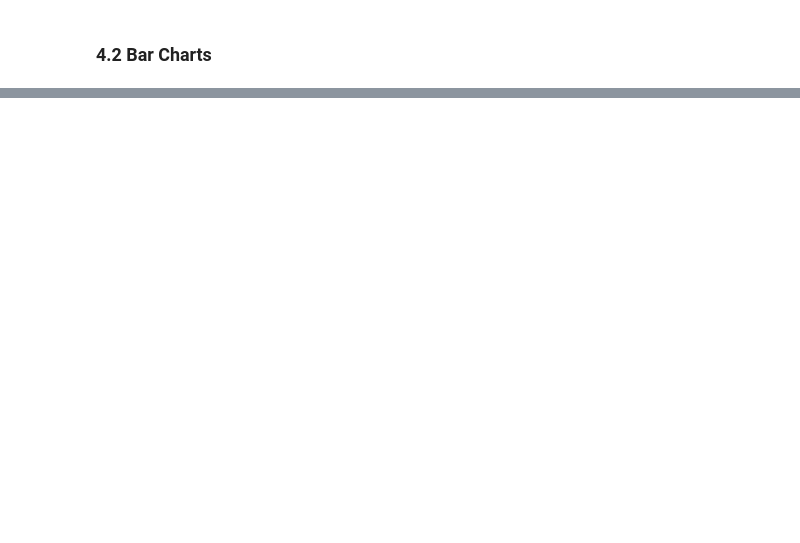
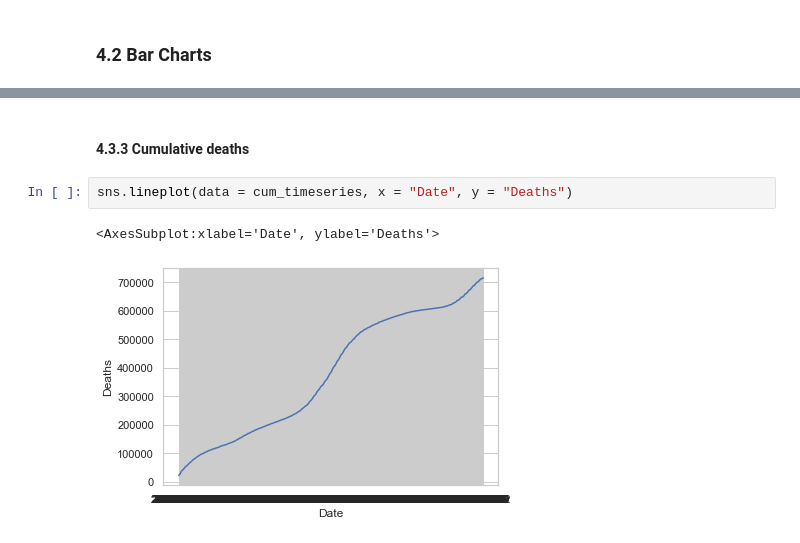
Before and after one commit to Data-Analytics-Project-2021/eda, a Jupyter notebook: eda_usa.ipynb, the cells around one changed output, grey strips where cells are left out. Cells and saved outputs as stored; diff of their text form; blank space fills up the shorter version.

```diff
--- a/eda_usa.ipynb
+++ b/eda_usa.ipynb
@@ -132,0 +419,7 @@ sns.barplot(data=barchart_filter_vacc)
+# %% [markdown]
+#### 4.3.3 Cumulative deaths
+# %%
+sns.lineplot(data = cum_timeseries, x = "Date", y = "Deaths")
+# %% [output]
+<AxesSubplot:xlabel='Date', ylabel='Deaths'>
+[figure, added]
```
Also changed, not shown: parts of 53 cells of this notebook, 1 other file.
